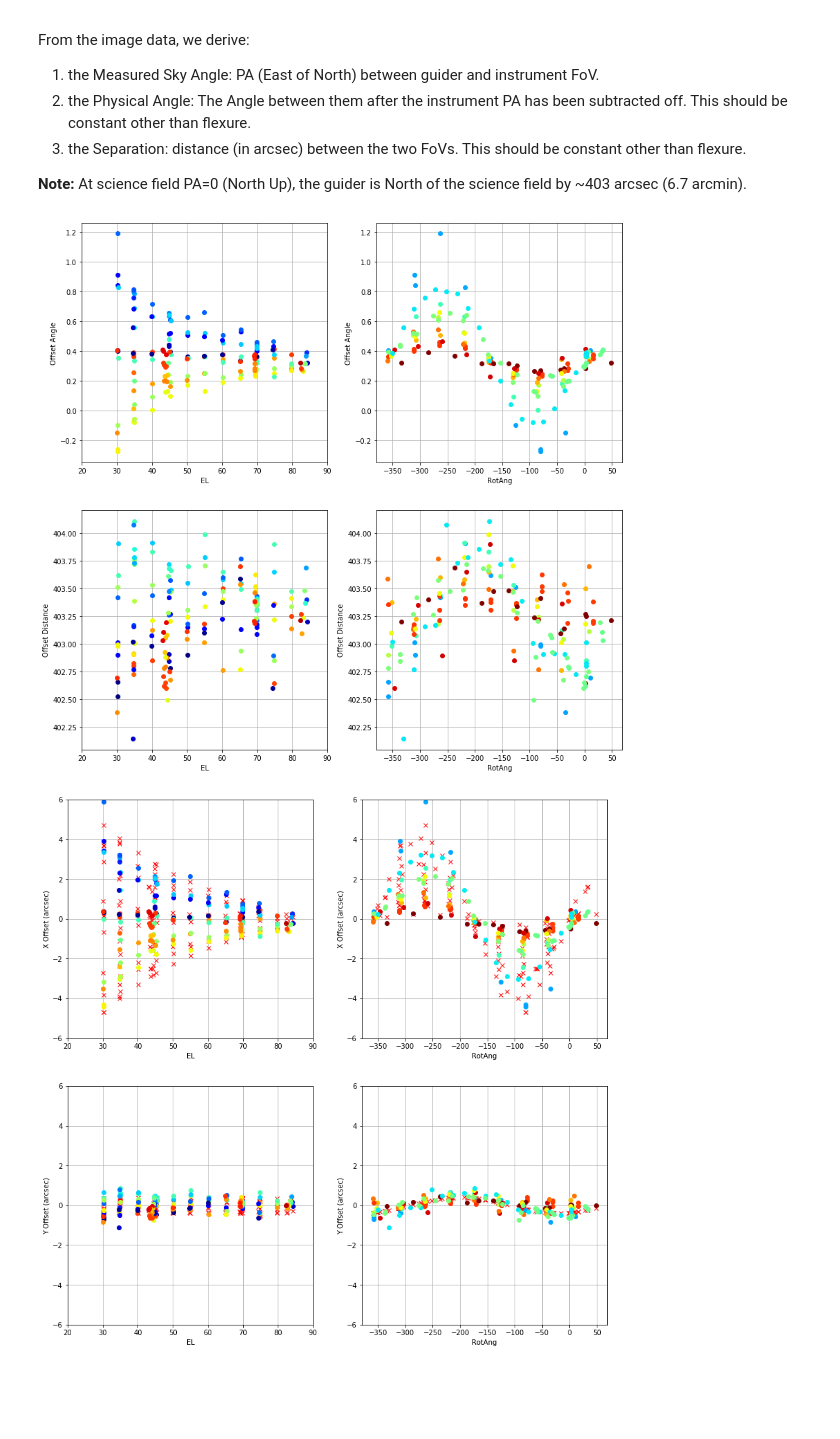
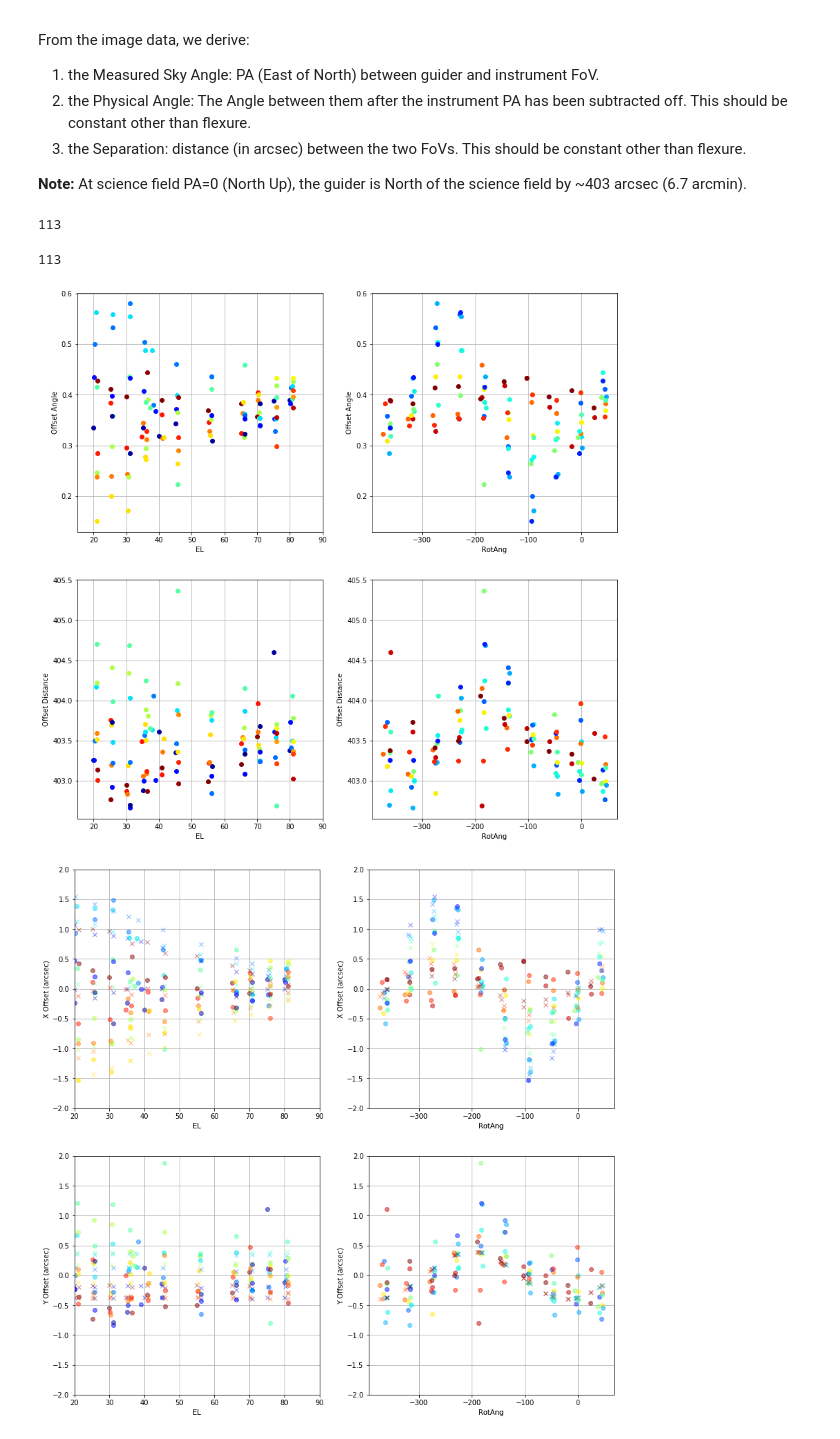
Before and after one commit to joshwalawender/MOSFIRE_GuiderFlexureModel, a Jupyter notebook: Guider Flexure.ipynb, the cells around one changed output. Cells and saved outputs as stored; diff of their text form; code cells hidden in the pictures; blank space fills up the shorter version.

```diff
--- a/Guider Flexure.ipynb
+++ b/Guider Flexure.ipynb
@@ -48,8 +49,8 @@ import matplotlib.cm as cm
 # table_file = Path('~/KeckData/MOSFIRE_GuiderFlexure/ImageResults_20190515UT_t2.txt').expanduser()
 # table_file = Path('~/KeckData/MOSFIRE_GuiderFlexure/ImageResults_20190516UT_t0.txt').expanduser()
 # table_file = Path('~/KeckData/MOSFIRE_GuiderFlexure/ImageResults_20190516UT_t2.txt').expanduser()
-table_file = Path('~/KeckData/MOSFIRE_GuiderFlexure/ImageResults_combined_t2.txt').expanduser()
-
+# table_file = Path('/Volumes/JOSHW/MOSFIRE_GuiderFlexure/ImageResults_combined_t2.txt').expanduser()
+table_file = Path('/Volumes/JOSHW/MOSFIRE_GuiderFlexure/2019oct17/ImageResults.txt').expanduser()
 
 t = QTable.read(table_file, format='ascii.ecsv')
 
@@ -66,5 +67,8 @@ t.add_column(Column(y, name='Yoffset'))
 mxra = max(t['RotAng'])
 mnra = min(t['RotAng'])
 # %%
-# Filter
-t = t[t['EL'] > 30]
+# t = t[t['EL'] > 30]
+# %%
+len(t)
+# %% [output]
+113
@@ -71,3 +104,7 @@ t = t[t['EL'] > 30]
+# %%
+len(t)
+# %% [output]
+113
 # %%
 plt.figure(figsize=(14,14))
 
@@ -76,7 +113,7 @@ for entry in t:
     plt.plot(entry['EL'], entry['OffsetAngle'], 'ko', color=cm.jet( (entry['RotAng']-mnra)/(mxra-mnra) ))
 plt.xlabel('EL')
 plt.ylabel('Offset Angle')
-plt.xlim(20,90)
+plt.xlim(15,90)
 plt.grid()
 
 plt.subplot(2,2,2)
@@ -92,7 +129,7 @@ for entry in t:
     plt.plot(entry['EL'], entry['OffsetDistance'], 'ko', color=cm.jet( (entry['RotAng']-mnra)/(mxra-mnra) ))
 plt.xlabel('EL')
 plt.ylabel('Offset Distance')
-plt.xlim(20,90)
+plt.xlim(15,90)
 plt.grid()
 
 plt.subplot(2,2,4)
@@ -106,10 +143,14 @@ plt.grid()
 plt.show()
 # plt.savefig(table_file.name.replace('.txt', '.png'), bbox_inches='tight', pad_inches=0.10)
 # %% [output]
-[figure, old version]
+[figure, new version]
 # %%
-xoff_model = 1.2*np.sinh((180-2*t['EL'])*np.pi/180) * np.sin(t['RotAng']*np.pi/180)
-yoff_model = 0.4*np.cos((t['RotAng']-160)*np.pi/180)
+# xoff_model = 0.30*np.sinh((180-2*t['EL'])*np.pi/180) * np.sin(t['RotAng']*np.pi/180)
+
+# X Offset: Ax x (1-EL/90) x sin(rot)
+xoff_model = 2.0*(1-t['EL']/90) * np.sin(t['RotAng']*np.pi/180)
+# Y Offset: Ay x cos(rot - phi)
+yoff_model = 0.40*np.cos((t['RotAng']-160)*np.pi/180)
 
 minoff = min( [min(t['Xoffset']), min(t['Yoffset'])] )
 maxoff = max( [max(t['Xoffset']), max(t['Yoffset'])] )
@@ -118,46 +159,46 @@ offlim = np.ceil(max( [abs(minoff), maxoff] ))
 plt.figure(figsize=(14,14))
 
 plt.subplot(2,2,1)
-plt.plot(t['EL'], xoff_model, 'rx')
 for i,entry in enumerate(t):
-    plt.plot(entry['EL'], entry['Xoffset'], 'ko', color=cm.jet( (entry['RotAng']-mnra)/(mxra-mnra) ))
+    plt.plot(entry['EL'], entry['Xoffset'], 'o', alpha=0.5, color=cm.jet( (entry['RotAng']-mnra)/(mxra-mnra) ))
+    plt.plot(entry['EL'], xoff_model[i], 'x', alpha=0.5, color=cm.jet( (entry['RotAng']-mnra)/(mxra-mnra) ))
 plt.xlabel('EL')
 plt.ylabel('X Offset (arcsec)')
 plt.xlim(20,90)
 plt.ylim(-offlim,offlim)
 plt.grid()
 
 plt.subplot(2,2,2)
-plt.plot(t['RotAng'], xoff_model, 'rx')
 for i,entry in enumerate(t):
-    plt.plot(entry['RotAng'], entry['Xoffset'], 'ko', color=cm.jet( (entry['EL']-10)/70 ))
+    plt.plot(entry['RotAng'], entry['Xoffset'], 'o', alpha=0.5, color=cm.jet( (entry['EL']-10)/70 ))
+    plt.plot(entry['RotAng'], xoff_model[i], 'x', alpha=0.5, color=cm.jet( (entry['EL']-10)/70 ))
 plt.xlabel('RotAng')
 plt.ylabel('X Offset (arcsec)')
 plt.ylim(-offlim,offlim)
 plt.grid()
 
 plt.subplot(2,2,3)
-plt.plot(t['EL'], yoff_model, 'rx')
 for i,entry in enumerate(t):
-    plt.plot(entry['EL'], entry['Yoffset'], 'ko', color=cm.jet( (entry['RotAng']-mnra)/(mxra-mnra) ))
+    plt.plot(entry['EL'], entry['Yoffset'], 'o', alpha=0.5, color=cm.jet( (entry['RotAng']-mnra)/(mxra-mnra) ))
+    plt.plot(entry['EL'], yoff_model[i], 'x', alpha=0.5, color=cm.jet( (entry['RotAng']-mnra)/(mxra-mnra) ))
 plt.xlabel('EL')
 plt.ylabel('Y Offset (arcsec)')
 plt.xlim(20,90)
 plt.ylim(-offlim,offlim)
 plt.grid()
 
 plt.subplot(2,2,4)
-plt.plot(t['RotAng'], yoff_model, 'rx')
 for i,entry in enumerate(t):
-    plt.plot(entry['RotAng'], entry['Yoffset'], 'ko', color=cm.jet( (entry['EL']-10)/70 ))
+    plt.plot(entry['RotAng'], entry['Yoffset'], 'o', alpha=0.5, color=cm.jet( (entry['EL']-10)/70 ))
+    plt.plot(entry['RotAng'], yoff_model[i], 'x', alpha=0.5, color=cm.jet( (entry['EL']-10)/70 ))
 plt.xlabel('RotAng')
 plt.ylabel('Y Offset (arcsec)')
 plt.ylim(-offlim,offlim)
 plt.grid()
 
 plt.show()
 # %% [output]
-[figure, old version]
+[figure, new version]
 # %%
 rms = (np.sqrt(np.mean(t['Xoffset']**2)), np.sqrt(np.mean(t['Yoffset']**2)))
 extrema = ( max(abs(t['Xoffset'])), max(abs(t['Yoffset'])) )
```
Also changed, not shown: parts of 4 cells of this notebook, 1 other file.
